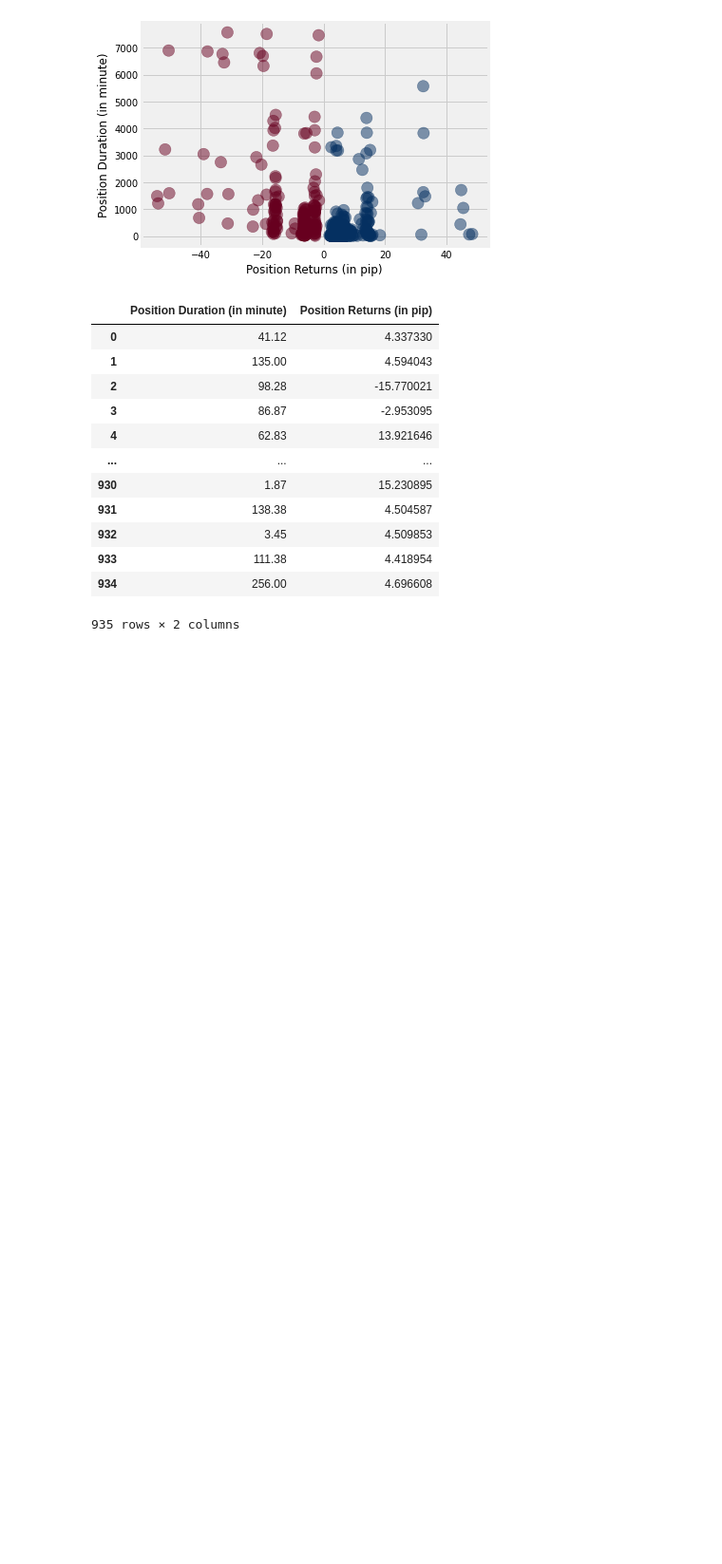
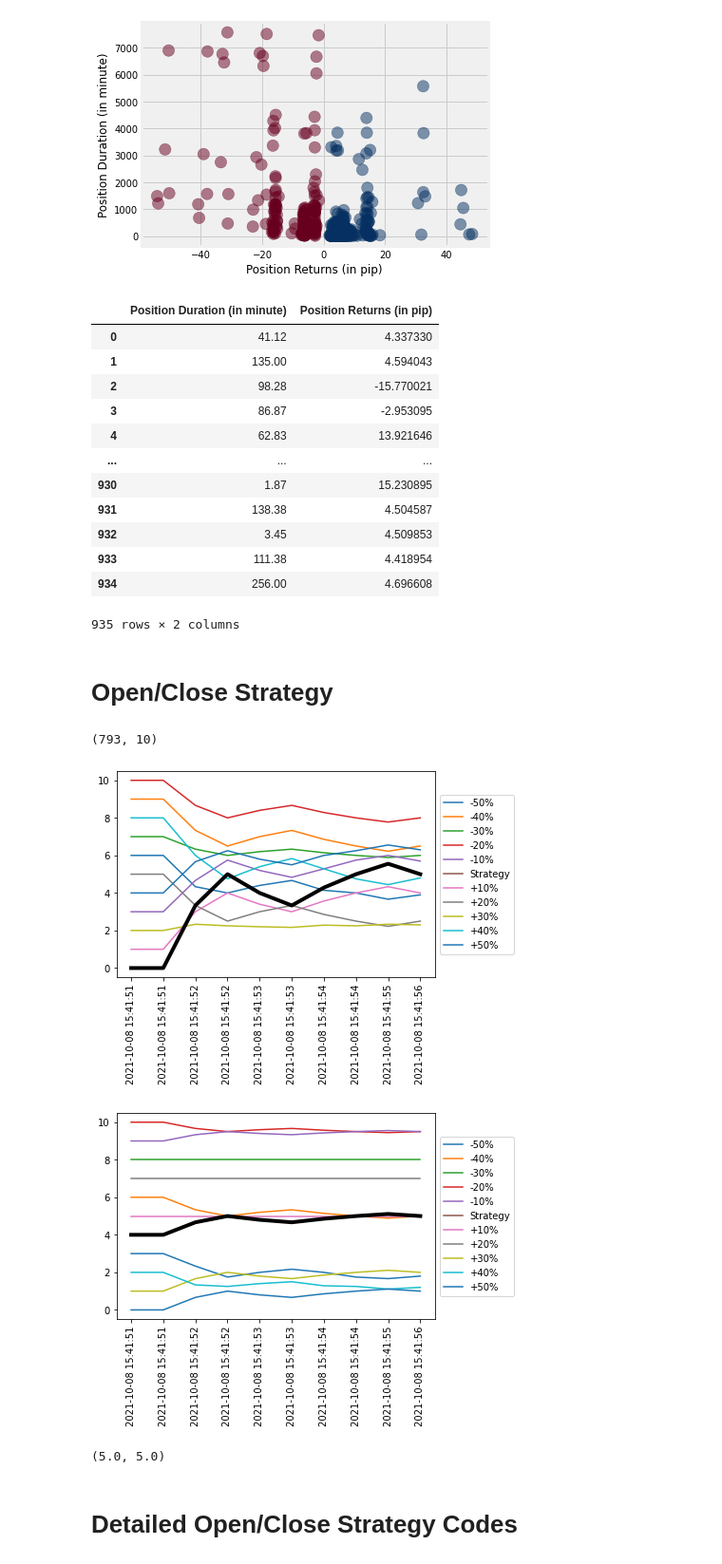
Before and after one commit to adaji/TraderEvaluation, a Jupyter notebook: TestNote.ipynb, the cells around one changed output. Shown at 95% size. Cells and saved outputs as stored; diff of their text form; code cells hidden in the pictures; blank space fills up the shorter version.

Commit message:
Open/Close Strategy Added

```diff
--- a/TestNote.ipynb
+++ b/TestNote.ipynb
@@ -97,3 +97,5 @@ Duration(data).Duration_data
 | 933 | 111.38 | 4.418954 |
 | 934 | 256.00 | 4.696608 |
 935 rows × 2 columns
+# %% [markdown]
+# Open/Close Strategy
@@ -99,0 +105,18 @@ Duration(data).Duration_data
+# %%
+data_set = Preparation(folder_path='Test_trader_data')
+# %%
+df = data_set.Get
+df.shape
+# %% [output]
+(793, 10)
+# %%
+os_cs= OS_CS(df.loc[:10])
+# %% [output]
+[figure, added]
+[figure, added]
+# %%
+os_cs._open_score, os_cs._close_score
+# %% [output]
+(5.0, 5.0)
+# %% [markdown]
+# Detailed Open/Close Strategy Codes
```
Also changed, not shown: parts of 27 cells of this notebook, 1 other file.
